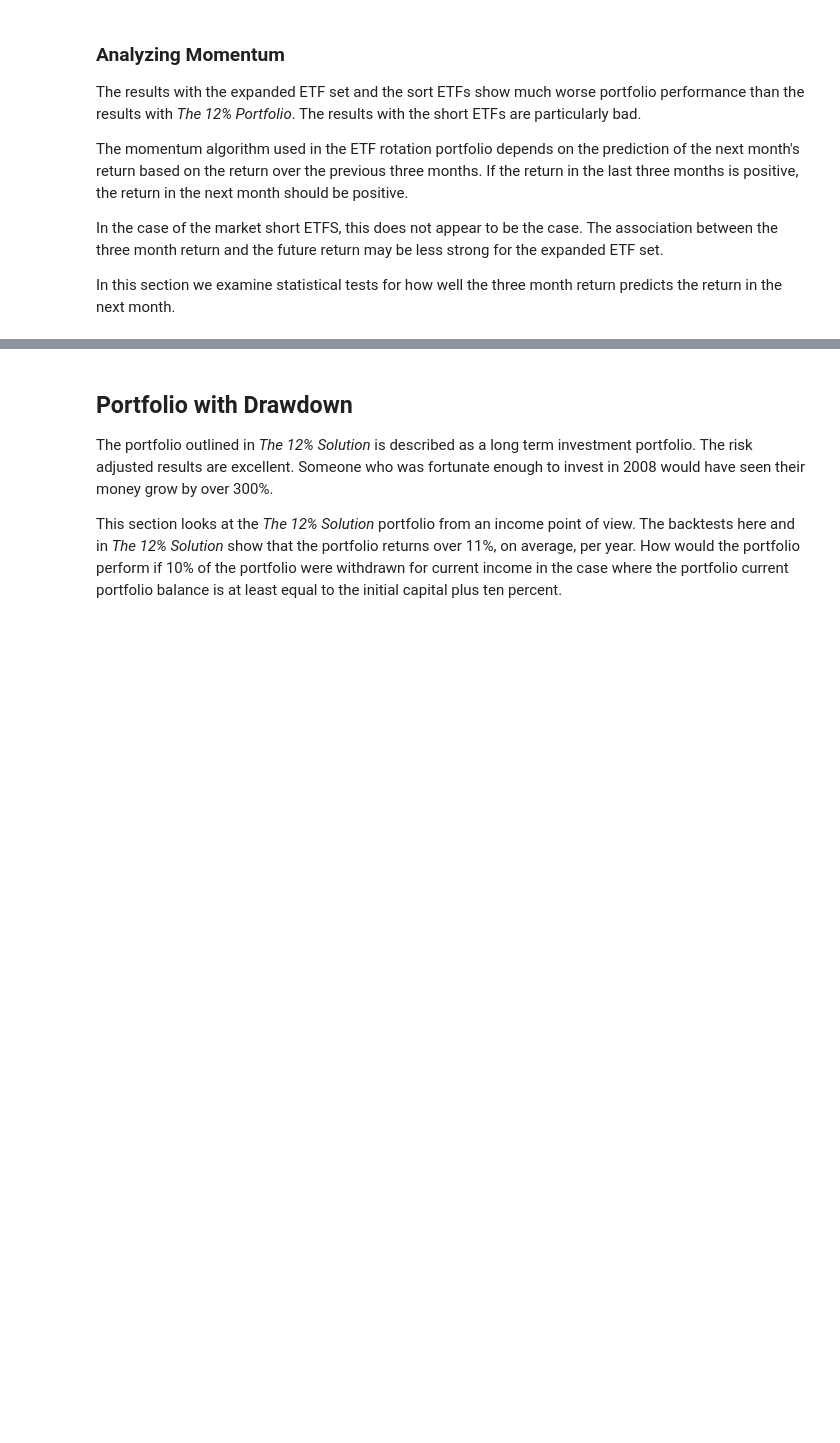
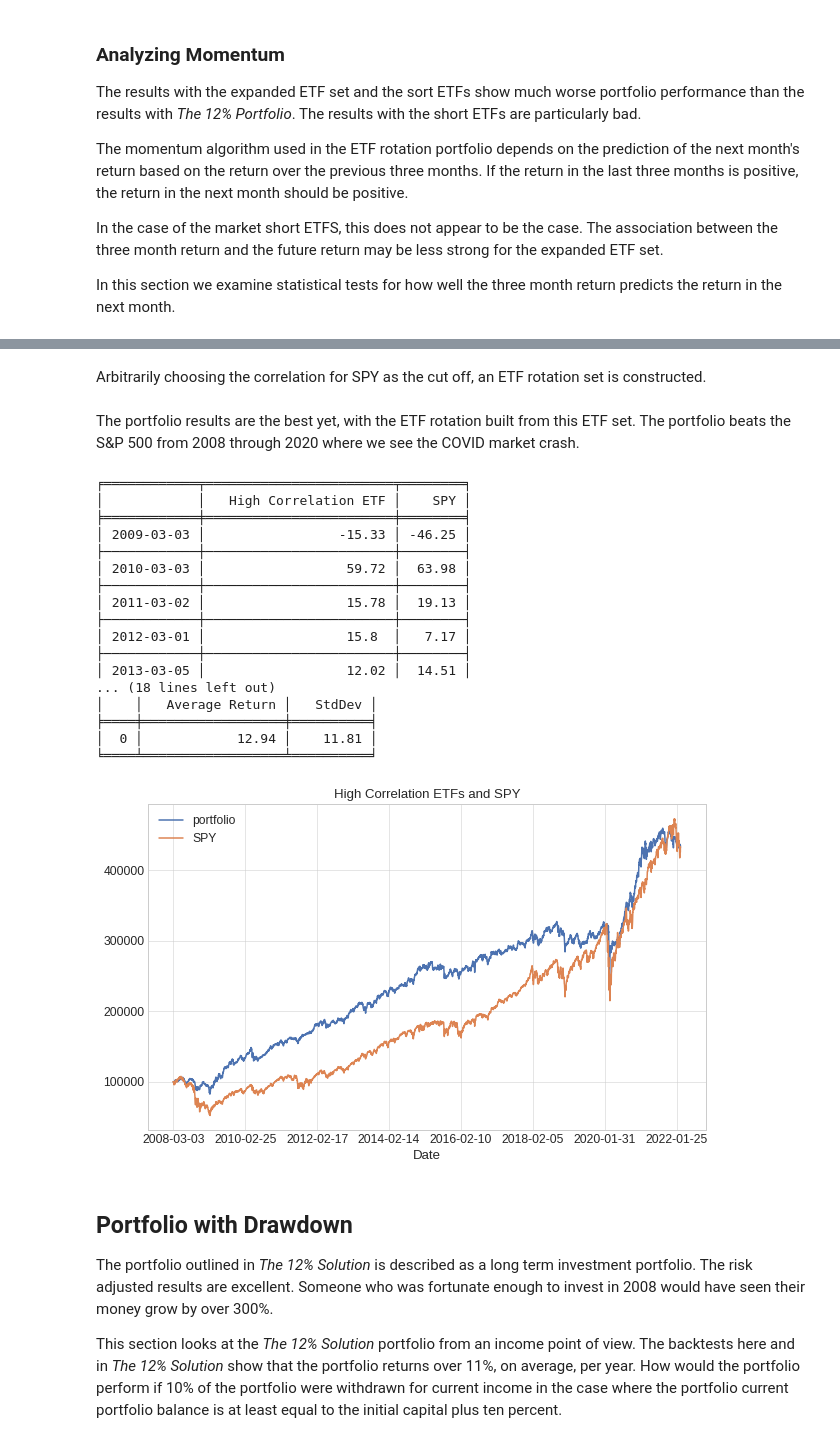
Before and after one commit to IanLKaplan/twelve_percent, a Jupyter notebook: twelve_percent.ipynb, the cells around one changed output, grey strips where cells are left out. Cells and saved outputs as stored; diff of their text form; code cells hidden in the pictures; blank space fills up the shorter version.

```diff
--- a/twelve_percent.ipynb
+++ b/twelve_percent.ipynb
@@ -1446,3 +1478,62 @@ print(tabulate(return_corr_df, headers=['Correlation'], tablefmt='fancy_grid'))
+# %% [markdown]
+<p>
+Arbitrarily choosing the correlation for SPY as the cut off, an ETF rotation set
+is constructed.
+</p>
+# %%
+etf_corr_set = return_corr_df[:][return_corr_df >= return_corr_df.loc['SPY']].dropna()
+high_corr_etfs = all_etf_adj_close[etf_corr_set.index]
+
+high_corr_portfolio_df, assets_df = portfolio_return(holdings=holdings,
+                                              asset_percent=equity_percent,
+                                              bond_percent=bond_percent,
+                                              asset_etfs=high_corr_etfs,
+                                              bond_etfs=fixed_income_adjclose,
+                                              start_date=start_date,
+                                              end_date=end_date,
+                                              year_rebalance=False)
+
+plot_df = build_plot_data(high_corr_portfolio_df, spy_df)
+# %% [markdown]
+The portfolio results are the best yet, with the ETF rotation built from this
+ETF set.  The portfolio beats the S&P 500 from 2008 through 2020 where we see the COVID
+market crash.
+# %%
+plot_df.plot(grid=True, title='High Correlation ETFs and SPY', figsize=(10,6))
+
+period_return_df = period_return(portfolio_df=high_corr_portfolio_df, period=trading_days)
+portfolio_spy_return_df = pd.concat([period_return_df, spy_period_return_df], axis=1)
+portfolio_spy_return_df.columns = ['High Correlation ETF', 'SPY']
+portfolio_spy_return_df = round(portfolio_spy_return_df * 100, 2)
+
+print(tabulate(portfolio_spy_return_df, headers=[*portfolio_spy_return_df.columns], tablefmt='fancy_grid'))
+
+average_return_df = pd.DataFrame(portfolio_spy_return_df.mean()).transpose()
+
+port_return = return_df(high_corr_portfolio_df)
+port_volatility = round(port_return.values.std() * sqrt(trading_days) * 100, 2)
+
+stats_df = pd.DataFrame([round(period_return_df.values.mean() * 100, 2), port_volatility]).transpose()
+print(tabulate(stats_df, headers=['Average Return', 'StdDev'], tablefmt='fancy_grid'))
+# %% [output]
+╒════════════╤════════════════════════╤════════╕
+│            │   High Correlation ETF │    SPY │
+╞════════════╪════════════════════════╪════════╡
+│ 2009-03-03 │                 -15.33 │ -46.25 │
+├────────────┼────────────────────────┼────────┤
+│ 2010-03-03 │                  59.72 │  63.98 │
+├────────────┼────────────────────────┼────────┤
+│ 2011-03-02 │                  15.78 │  19.13 │
+├────────────┼────────────────────────┼────────┤
+│ 2012-03-01 │                  15.8  │   7.17 │
+├────────────┼────────────────────────┼────────┤
+│ 2013-03-05 │                  12.02 │  14.51 │
+... (18 lines left out)
+│    │   Average Return │   StdDev │
+╞════╪══════════════════╪══════════╡
+│  0 │            12.94 │    11.81 │
+╘════╧══════════════════╧══════════╛
+[figure, added]
 # %% [markdown]
 <h2>
 Portfolio with Drawdown
```
Also changed, not shown: parts of 6 cells of this notebook, 1 other file.
